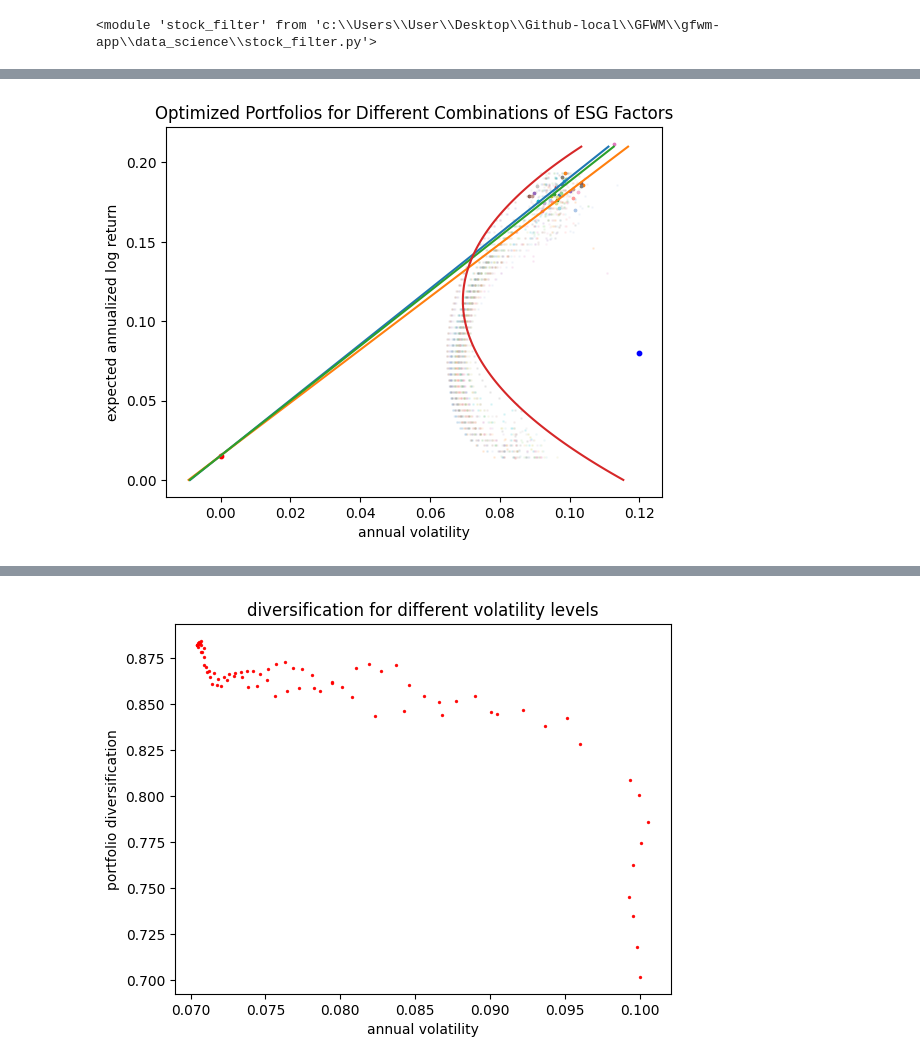
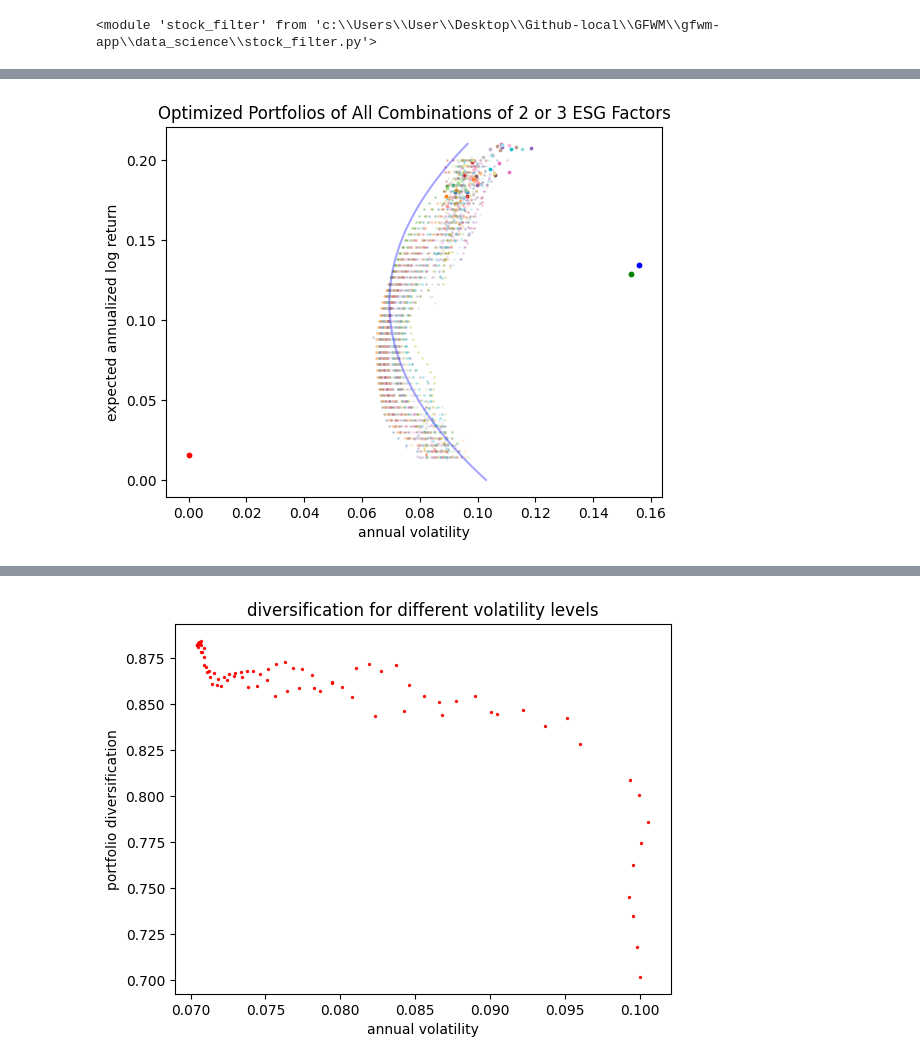
Before and after one commit to Green-Future-Wealth-Management-MQP-2024/GFWM, a Jupyter notebook: gfwm-app/data_science/quant/markowitz_plots.ipynb, the cells around one changed output, grey strips where cells are left out. Drawn from its saved outputs; the diff is of its cells as text; code cells hidden in the pictures.

Commit message:
added three story phases (graphs)

```diff
--- a/gfwm-app/data_science/quant/markowitz_plots.ipynb
+++ b/gfwm-app/data_science/quant/markowitz_plots.ipynb
@@ -46,8 +46,8 @@ SPESG_annual_volatility = benchmarks.get("SPESG_annual_volatility")
 # %%
 unique_tickers = pd.Series(all_price_data.columns[1:].values)
 
-n=100
-tickers = unique_tickers.sample(frac=(n+5)/500, random_state=19).reset_index(drop=True)
+n=150
+tickers = unique_tickers.sample(frac=(n+5)/500, random_state=12).reset_index(drop=True)
 
 # keep selected tickers
 price_data = all_price_data[tickers]
@@ -70,7 +70,7 @@ annual_risk_free_rate = 0.0153
 
 # daily target returns. scale to annual for graphing
 # start at daily risk free rate
-target_returns = np.linspace(start=pow(annual_risk_free_rate+1, 1/365.0) - 1, stop=mu_bar + mu_sd, num=50)
+target_returns = np.linspace(start=pow(annual_risk_free_rate+1, 1/365.0) - 1, stop=0.2/252, num=50)
 
 #TODO picking bounds: few different scenarios compared to equal weights
 # %%
@@ -183,8 +183,10 @@ plt.show()
 factors = ['environment', 'human_rights','workforce','product_responsibility',
            'shareholders','community','governance']
 
-# 7 factors choose 3 = 35
-num_combinations = 35
+combinations = ['environment'] + list(itertools.combinations(factors, 2)) + list(itertools.combinations(factors, 3))
+
+num_combinations = len(combinations)
+print(num_combinations)
 
 # Use a colormap to generate a set of distinct colors. 'tab20' is another option
 colormap = plt.colormaps['tab20'].resampled(num_combinations)
@@ -193,22 +195,23 @@ colors = [colormap(i) for i in range(num_combinations)]
 user_preferences_dicts = []
 markowitz_results = []
 
-for combination in itertools.combinations(factors, 3):
+for combination in combinations:
 
     user_preferences_dict = {}
     for factor in factors:
         if factor in combination:
             user_preferences_dict[factor] = 10
         else:
-            user_preferences_dict[factor] = 5
+            user_preferences_dict[factor] = np.random.choice([0, 5])
 
     user_preferences_dicts.append(user_preferences_dict)
-
 
 for combination, tickers in stock_filter.filter_stocks_mass(user_preferences_dicts):
 
     # keep tickers for which we have price data
     tickers = list(set(tickers) & set(unique_tickers))
+
+    print(combination, len(tickers))
 
     # select relevant price and covariance data
     price_data = all_price_data[tickers]
@@ -221,5 +224,6 @@ for combination, tickers in stock_filter.filter_stocks_mass(user_preferences_dic
                                                                              target_returns,
                                                                              annual_risk_free_rate,
                                                                              bounds=[0.25/n, 4.0/n])
+    # this return structure is actually quite nice
     markowitz_results.append((combination, (optimal_portfolios['annual_volatility'],
                                            optimal_portfolios['annual_return'])))
@@ -226,45 +248,41 @@ for combination, tickers in stock_filter.filter_stocks_mass(user_preferences_dic
 # %%
+'''
+story part 1:
+stability of ESG factors
+just scatter plot of optimized portfolios compared to SP500 curve
+'''
+
 fig2 = plt.figure()
 
 for idx, (combination, points) in enumerate(markowitz_results):
 
     #volatilities stored in points[0], returns stored in points[1]
     (tangent_return, tangent_volatility) = tangent_portfolio(points[1], points[0])
 
-    plt.scatter(tangent_volatility, tangent_return, s=3, color=colors[idx], alpha=1, label=combination)
-    plt.scatter(points[0], points[1], s=1, color = colors[idx], alpha = 0.1)
+    if(tangent_return <= 0.21):
+        plt.scatter(tangent_volatility, tangent_return, s=3, color=colors[idx], alpha=1, label=combination)
 
-    if(idx % 14 ==0):
-        plt.plot([tangent_line(xi, tangent_return, tangent_volatility) for xi in x], x)
+    plt.scatter(points[0], points[1], s=1, color = colors[idx], alpha = 0.25)
+
+    #plt.plot([tangent_line(xi, tangent_return, tangent_volatility) for xi in x], x)
 
 
 x = np.linspace(start=0.0, stop = 0.21, num = 100)
 
-plt.plot([sp_best_fit(xi) for xi in x], x)
+plt.plot([sp_best_fit(xi) for xi in x], x, color = 'blue', alpha = 0.35)
 
 plt.scatter(0, annual_risk_free_rate, s=10, color='red')
 plt.scatter(SP500_annual_volatility, SP500_annual_return, s=10, color='blue')
 plt.scatter(SPESG_annual_volatility, SPESG_annual_return, s=10, color='green')
 
 plt.xlabel('annual volatility')
 plt.ylabel('expected annualized log return')
 
-plt.title(f"Optimized Portfolios for Different Combinations of ESG Factors")
+plt.title(f"Optimized Portfolios of All Combinations of 2 or 3 ESG Factors")
 #plt.legend()
 plt.show()
 
-#sp esg dot: SPESG
-
-#two phases: stability of different esg fctors
-
-#next phase: tell story for just one combination of factors (ex pink dot)
-
 #point out distance tangency points
 # to efficient frontier
-
-#compare bar graphs of sp500 weights vs esg weights
-#show top 10 tickers by esg weight vs which are top 10 in voo
-
-#show ideal portfolio using only e factors vs only s factors vs only g
 # %% [output]
-[figure, old version]
+[figure, new version]
```
Also changed, not shown: parts of 7 cells of this notebook, 1 other file.
